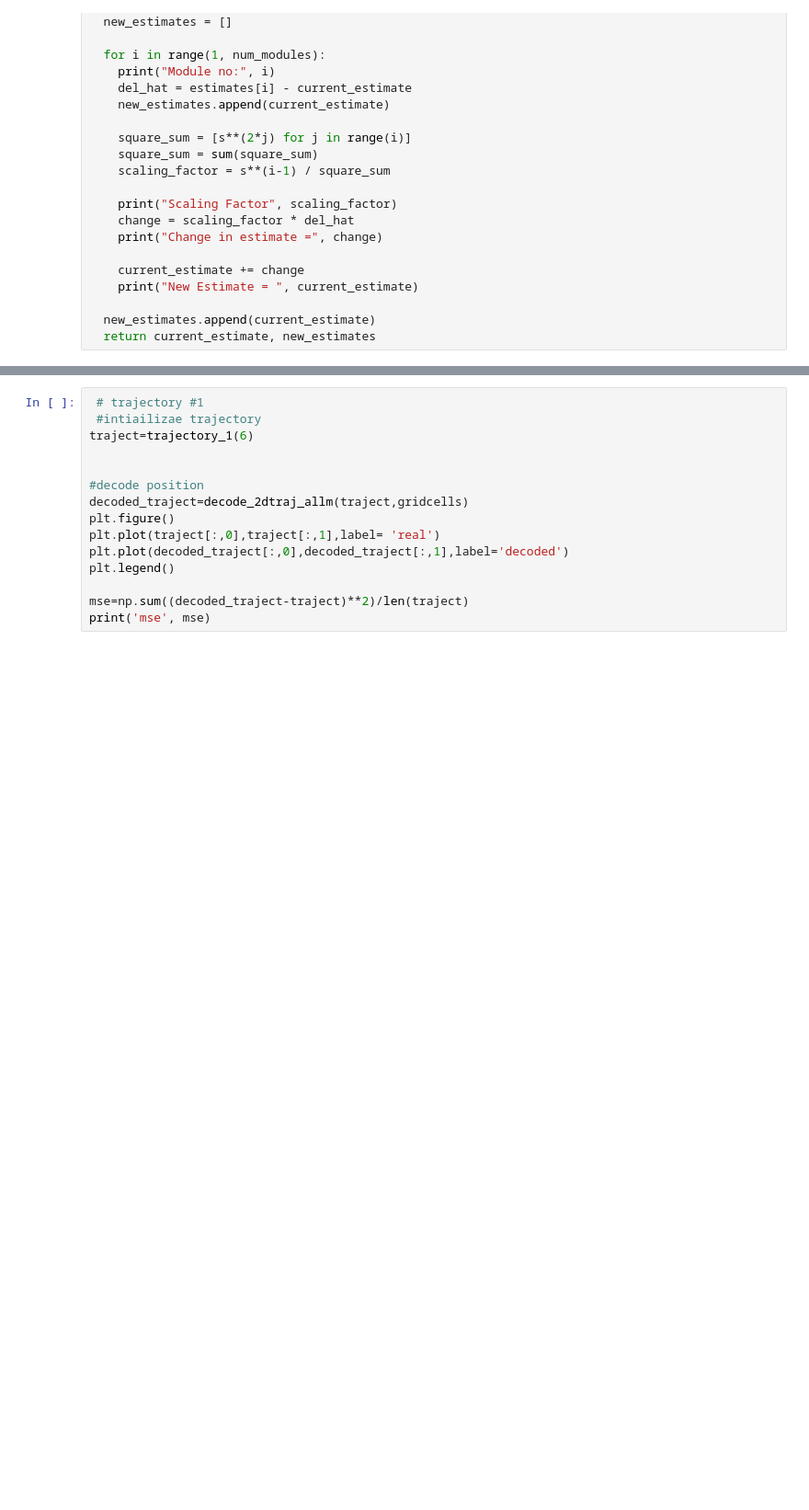
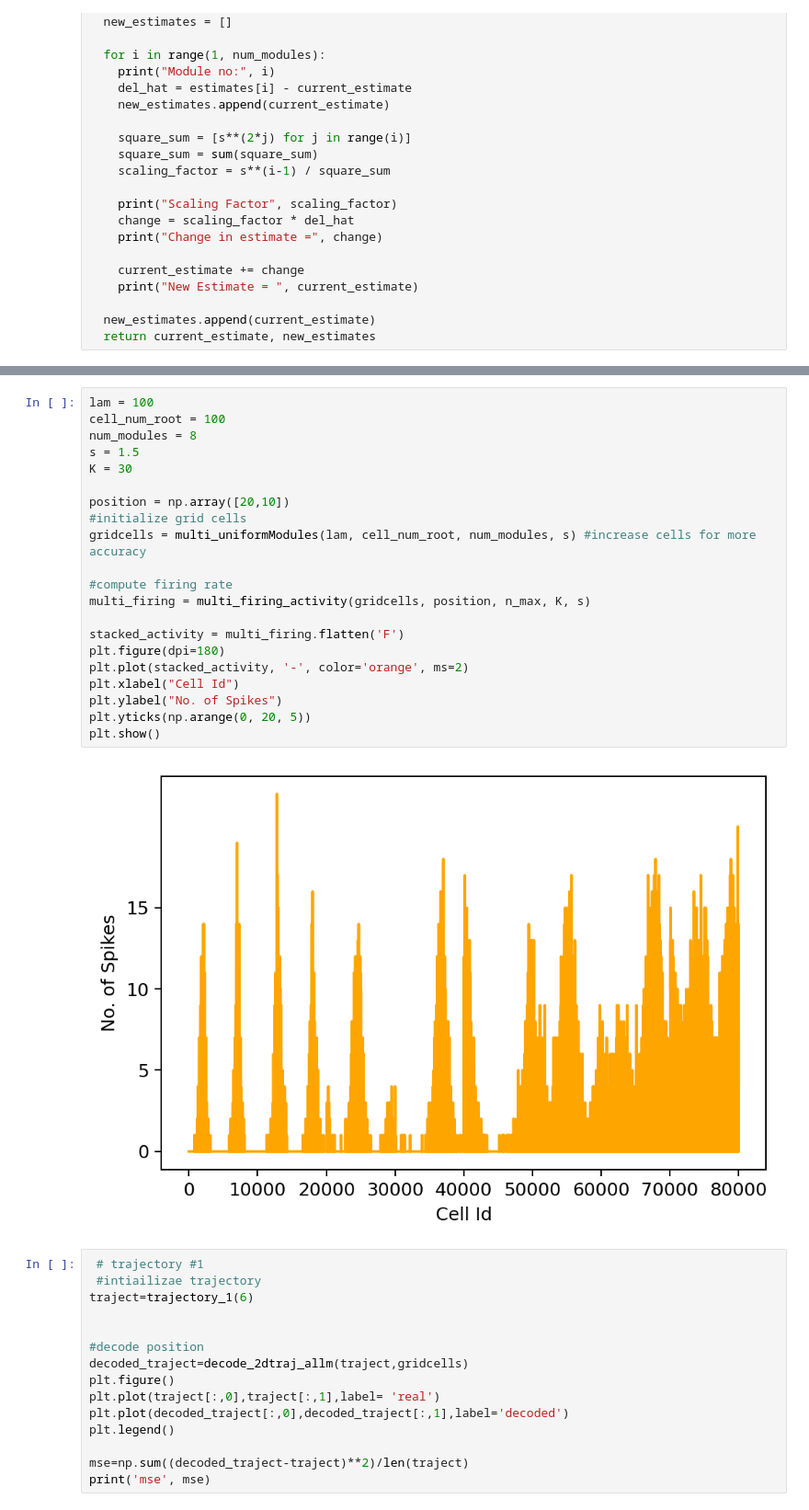
Before and after one commit to divyanshgupt/travelling-wave-mec, a Jupyter notebook: Grid_Cells - 2.ipynb, the cells around one changed output, grey strips where cells are left out. Shown at 92% size. Drawn from its saved outputs; the diff is of its cells as text; blank space fills up the shorter version.

```diff
--- a/Grid_Cells - 2.ipynb
+++ b/Grid_Cells - 2.ipynb
@@ -1163,3 +1163,26 @@ New Estimate =  [38.03552303 10.30520994]
+# %%
+lam = 100
+cell_num_root = 100
+num_modules = 8
+s = 1.5
+K = 30
+
+position = np.array([20,10])
+#initialize grid cells
+gridcells = multi_uniformModules(lam, cell_num_root, num_modules, s) #increase cells for more accuracy
+
+#compute firing rate
+multi_firing = multi_firing_activity(gridcells, position, n_max, K, s)
+
+stacked_activity = multi_firing.flatten('F')
+plt.figure(dpi=180)
+plt.plot(stacked_activity, '-', color='orange', ms=2)
+plt.xlabel("Cell Id")
+plt.ylabel("No. of Spikes")
+plt.yticks(np.arange(0, 20, 5))
+plt.show()
+# %% [output]
+[figure, added]
 # %%
  # trajectory #1
  #intiailizae trajectory
```
Also changed, not shown: parts of 2 cells of this notebook.
